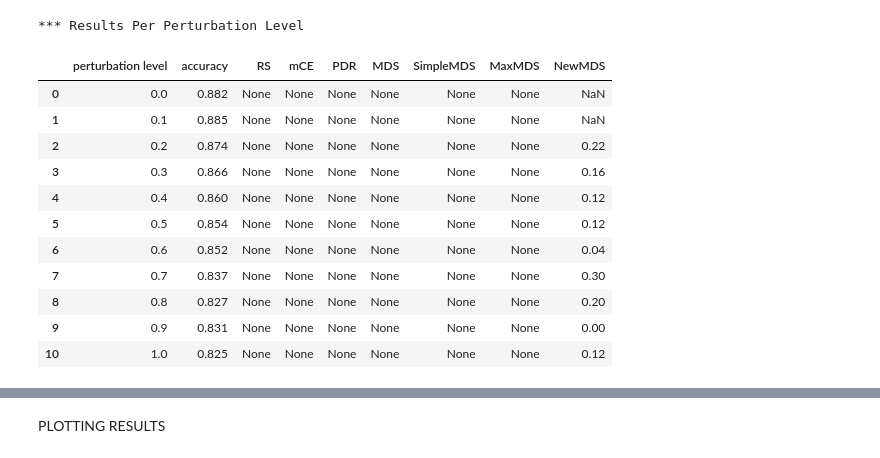
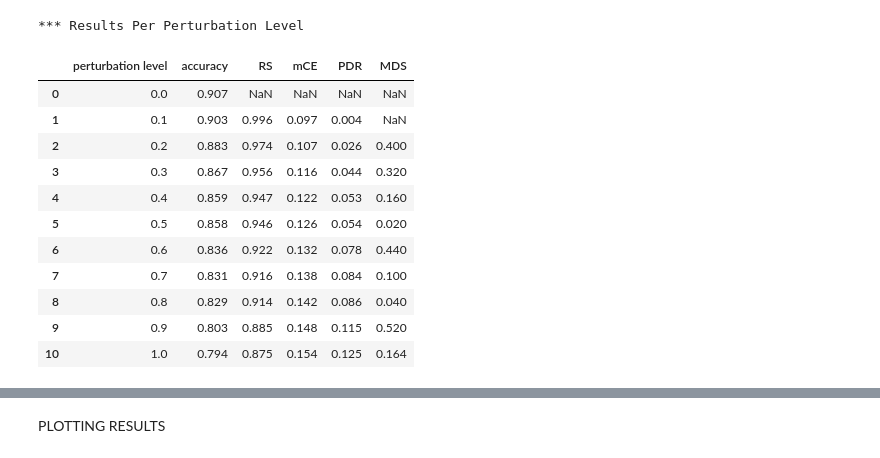
Before and after one commit to wannman/ml-robustness-monitoring-tool, a Jupyter notebook: notebooks/main.ipynb, the cells around one changed output, grey strips where cells are left out. Saved outputs shown, nothing was run; the diff lists cells and outputs as text; code cells hidden in the pictures.

```diff
--- a/notebooks/main.ipynb
+++ b/notebooks/main.ipynb
@@ -44,12 +50,12 @@ from sklearn.naive_bayes import MultinomialNB
 from sklearn.ensemble import RandomForestClassifier
 
 # Train Logistic Regression Model
-lg_model = LogisticRegression()
-#lg_trained_model = train_model(lg_model, X_train_vect, y_train)
+lr_model = LogisticRegression()
+lr_trained_model = train_model(lr_model, X_train_vect, y_train)
 
 # Train Naive Bayes Model
 nb_model = MultinomialNB()
-nb_trained_model = train_model(nb_model, X_train_vect, y_train)
+#nb_trained_model = train_model(nb_model, X_train_vect, y_train)
 
 # Train Random Forest Model
 rf_model = RandomForestClassifier()
@@ -70,61 +88,52 @@ rf_model = RandomForestClassifier()
 # %%
 from evaluator import evaluate_robustness
 
 # Evaluation pipeline
 
 # Number of samples to evaluate
 X_sample = X_test[:1000]
 y_sample = y_test[:1000]
 
-# Define perturbation levels to test
+# Define perturbation levels to test, always include 0.0 (original data)
 perturbation_levels = [0.0, 0.1, 0.2, 0.3, 0.4, 0.5, 0.6, 0.7, 0.8, 0.9, 1.0]
 
 # Add required metrics to evaluate
-metrics = ["base_accuracy", "robustness_score", "effective_robustness", "mce", "pdr", "our_metric", "simple_mds", "max_mds", "new_mds"]
+metrics = ["rs", "mce", "pdr", "mds"]
+
+# Set the file path for perturbed data
+augmentation_type = "wordnet" # Choose from: "wordnet", "charswap", "deletion"
 
 # Use filepath when using pertrubed data from files for faster testing
-file_path = Path("perturbed_data/wordnet")
+file_path = Path(f"perturbed_data/ag_news/{augmentation_type}")
 
 # Add model to evaluate (also used for plotting)
-model = nb_trained_model
+model = lr_trained_model # Choose from: lg_trained_model, nb_trained_model, rf_trained_model
 
-results, metrics_summary = evaluate_robustness(
+results = evaluate_robustness(
     model,
     vectorizer,
     X_sample,
     y_sample,
     perturbation_levels,
     metrics,
-    file_path
+    file_path,
+    augmentation_type
 )
-
-# Do we need metric summary? - info given in table for each level instead
-# print("*** Metrics Summary ***")
-# for metric, value in metrics_summary.items():
-#     print(f"{metric}: {value: .4f}")
 
 results_df = pd.DataFrame(results)
 print("*** Results Per Perturbation Level")
 display(results_df)
-
-# Save results for each model
-# LR
-#results_df.to_csv(Path("results/wordnet/lr.csv"), index=False)
-# NB
-results_df.to_csv(Path("results/wordnet/nb.csv"), index=False)
-# RF
-#results_df.to_csv(Path("results/wordnet/rf.csv"), index=False)
 # %% [output]
 *** Results Per Perturbation Level
-|  | perturbation level | accuracy | RS | mCE | PDR | MDS | SimpleMDS | MaxMDS | NewMDS |
-| 0 | 0.0 | 0.882 | None | None | None | None | None | None | NaN |
-| 1 | 0.1 | 0.885 | None | None | None | None | None | None | NaN |
-| 2 | 0.2 | 0.874 | None | None | None | None | None | None | 0.22 |
-| 3 | 0.3 | 0.866 | None | None | None | None | None | None | 0.16 |
-| 4 | 0.4 | 0.860 | None | None | None | None | None | None | 0.12 |
-| 5 | 0.5 | 0.854 | None | None | None | None | None | None | 0.12 |
-| 6 | 0.6 | 0.852 | None | None | None | None | None | None | 0.04 |
-| 7 | 0.7 | 0.837 | None | None | None | None | None | None | 0.30 |
-| 8 | 0.8 | 0.827 | None | None | None | None | None | None | 0.20 |
-| 9 | 0.9 | 0.831 | None | None | None | None | None | None | 0.00 |
-| 10 | 1.0 | 0.825 | None | None | None | None | None | None | 0.12 |
+|  | perturbation level | accuracy | RS | mCE | PDR | MDS |
+| 0 | 0.0 | 0.907 | NaN | NaN | NaN | NaN |
+| 1 | 0.1 | 0.903 | 0.996 | 0.097 | 0.004 | NaN |
+| 2 | 0.2 | 0.883 | 0.974 | 0.107 | 0.026 | 0.400 |
+| 3 | 0.3 | 0.867 | 0.956 | 0.116 | 0.044 | 0.320 |
+| 4 | 0.4 | 0.859 | 0.947 | 0.122 | 0.053 | 0.160 |
+| 5 | 0.5 | 0.858 | 0.946 | 0.126 | 0.054 | 0.020 |
+| 6 | 0.6 | 0.836 | 0.922 | 0.132 | 0.078 | 0.440 |
+| 7 | 0.7 | 0.831 | 0.916 | 0.138 | 0.084 | 0.100 |
+| 8 | 0.8 | 0.829 | 0.914 | 0.142 | 0.086 | 0.040 |
+| 9 | 0.9 | 0.803 | 0.885 | 0.148 | 0.115 | 0.520 |
+| 10 | 1.0 | 0.794 | 0.875 | 0.154 | 0.125 | 0.164 |
```
Also changed, not shown: parts of 13 cells of this notebook.
